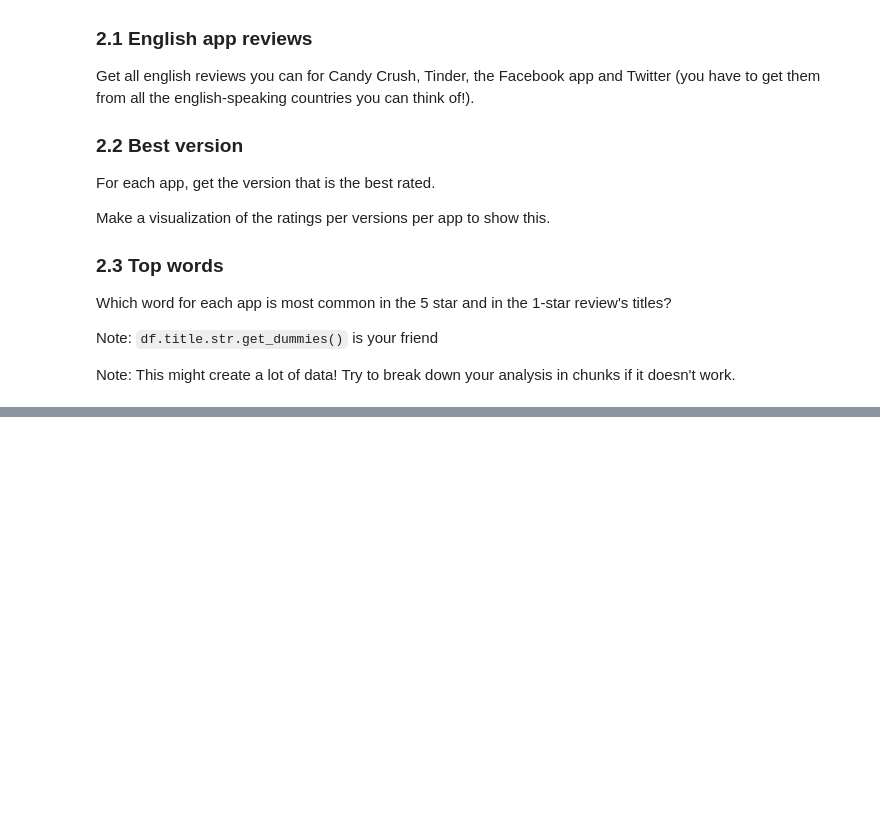
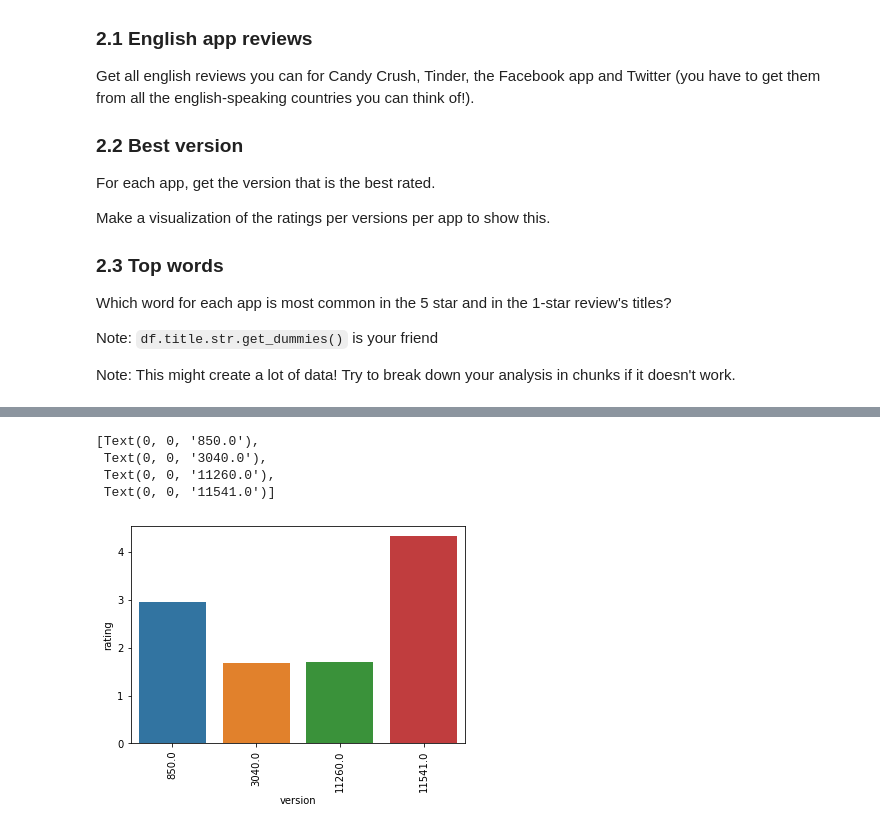
Before and after one commit to cb-ds-1/4-5-web-data, a Jupyter notebook: workshop.ipynb, the cells around one changed output, grey strips where cells are left out. Cells and saved outputs as stored; diff of their text form; code cells hidden in the pictures; blank space fills up the shorter version.

```diff
--- a/workshop.ipynb
+++ b/workshop.ipynb
@@ -57,0 +278,14 @@ Note: This might create a lot of data! Try to break down your analysis in chunks
+# %%
+# plt, ax = plt.subplots(figsize = (12,8))
+
+plot=sns.barplot(x = 'version', y='rating', data=top_versions)
+# plt.setp(plot.get_xticklabels(), rotation=90)
+plot.set_xticklabels(plot.get_xticklabels(), rotation=90)
+
+# want it with the app name (and the version?)
+# %% [output]
+[Text(0, 0, '850.0'),
+ Text(0, 0, '3040.0'),
+ Text(0, 0, '11260.0'),
+ Text(0, 0, '11541.0')]
+[figure, added]
```
Also changed, not shown: parts of 69 cells of this notebook.
